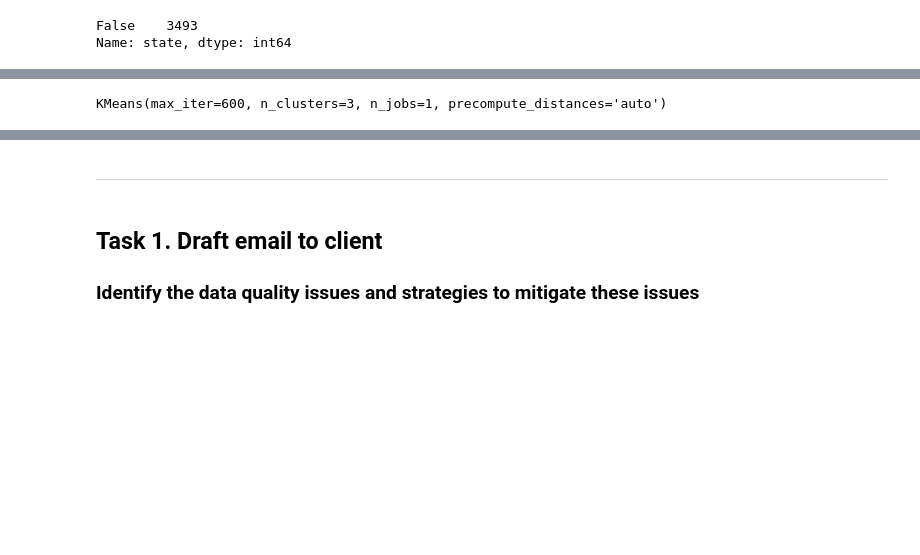
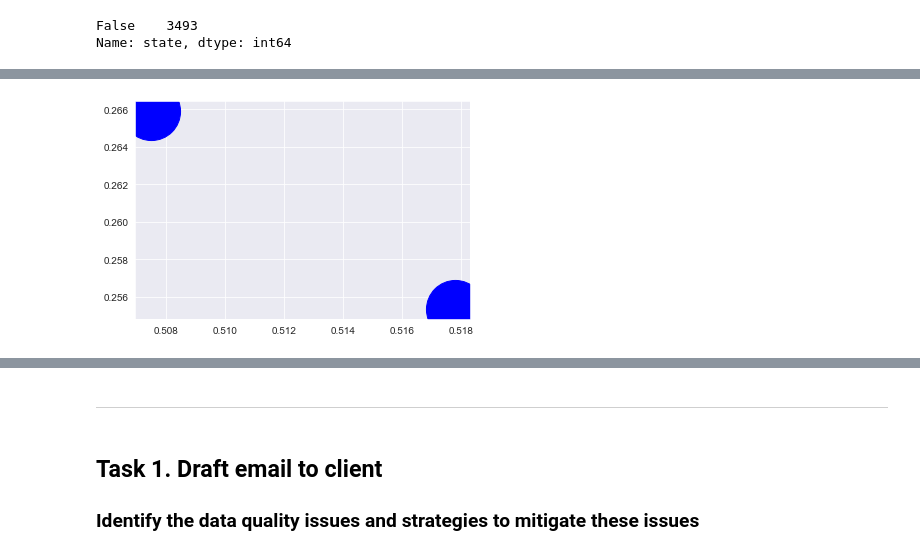
Before and after one commit to npradaschnor/KPMG-Virtual-Internship, a Jupyter notebook: KPMG_virtual_internship.ipynb, the cells around one changed output, grey strips where cells are left out. Cells and saved outputs as stored; diff of their text form; code cells hidden in the pictures; blank space fills up the shorter version.

```diff
--- a/KPMG_virtual_internship.ipynb
+++ b/KPMG_virtual_internship.ipynb
@@ -2094,4 +2128,8 @@ kmeans = KMeans(algorithm='auto', copy_x=True, init='k-means++', max_iter=600,
 # %%
-kmeans.fit(df_scaled)
+pred = kmeans.fit(df_scaled)
-# %% [output]
-KMeans(max_iter=600, n_clusters=3, n_jobs=1, precompute_distances='auto')
+# %%
+#Check 2 clusters
+plt.scatter(kmeans.cluster_centers_[:, 0], kmeans.cluster_centers_[:, 1], s=3378, c='blue')
+plt.show()
+# %% [output]
+[figure, added]
```
Also changed, not shown: parts of 24 cells of this notebook.
